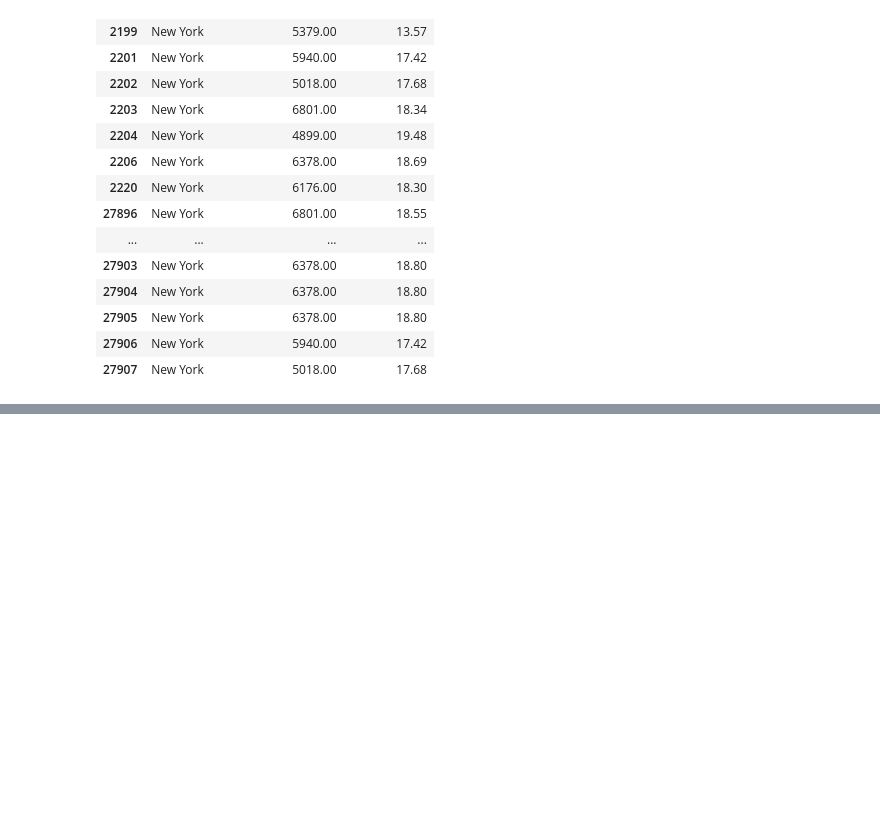
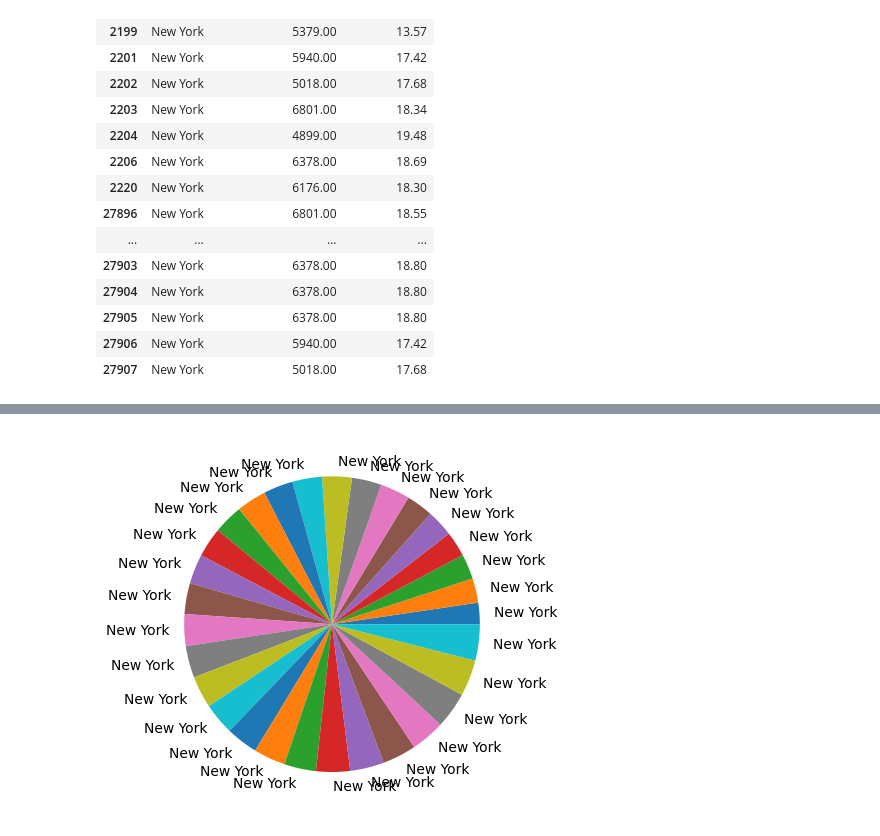
Before and after one commit to angelikabrown/zipanalysis_in_pandas, a Jupyter notebook: biztoshore.ipynb, the cells around one changed output, grey strips where cells are left out. Saved outputs shown, nothing was run; the diff lists cells and outputs as text; code cells hidden in the pictures; blank space fills up the shorter version.

Commit message:
Outlier city

```diff
--- a/biztoshore.ipynb
+++ b/biztoshore.ipynb
@@ -137,0 +163,3 @@ outliers_df2.head(20)
+# %%
+outliers_sorted = outliers_df2.sort_values(by='number_of_business')
+outliers_sorted
@@ -137,0 +184,6 @@ outliers_df2.head(20)
+# %%
+
+plt.pie(outliers_sorted['number_of_business'], labels = outliers_sorted['city'])
+plt.show()
+# %% [output]
+[figure, added]
```
Also changed, not shown: parts of 8 cells of this notebook, 1 other file.
